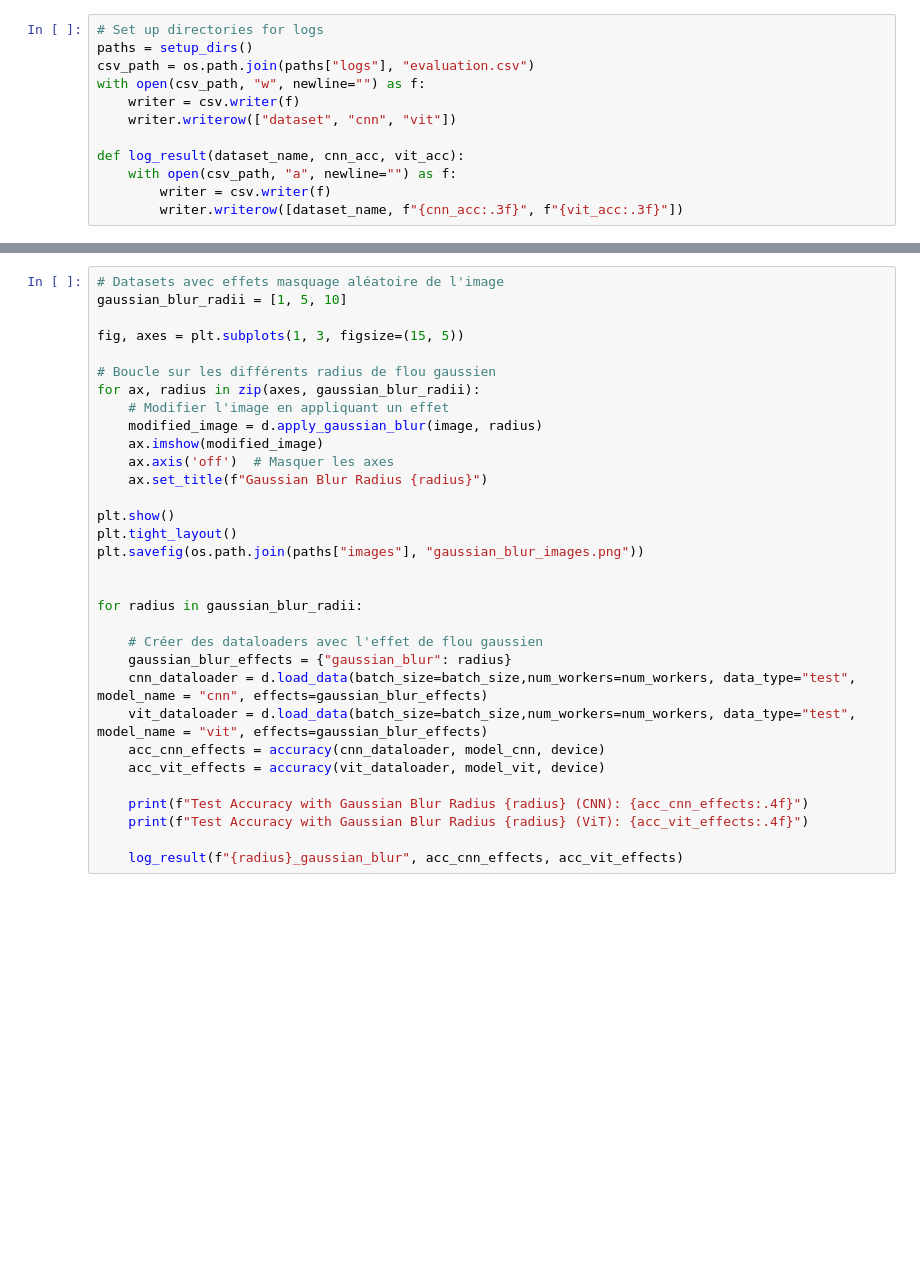
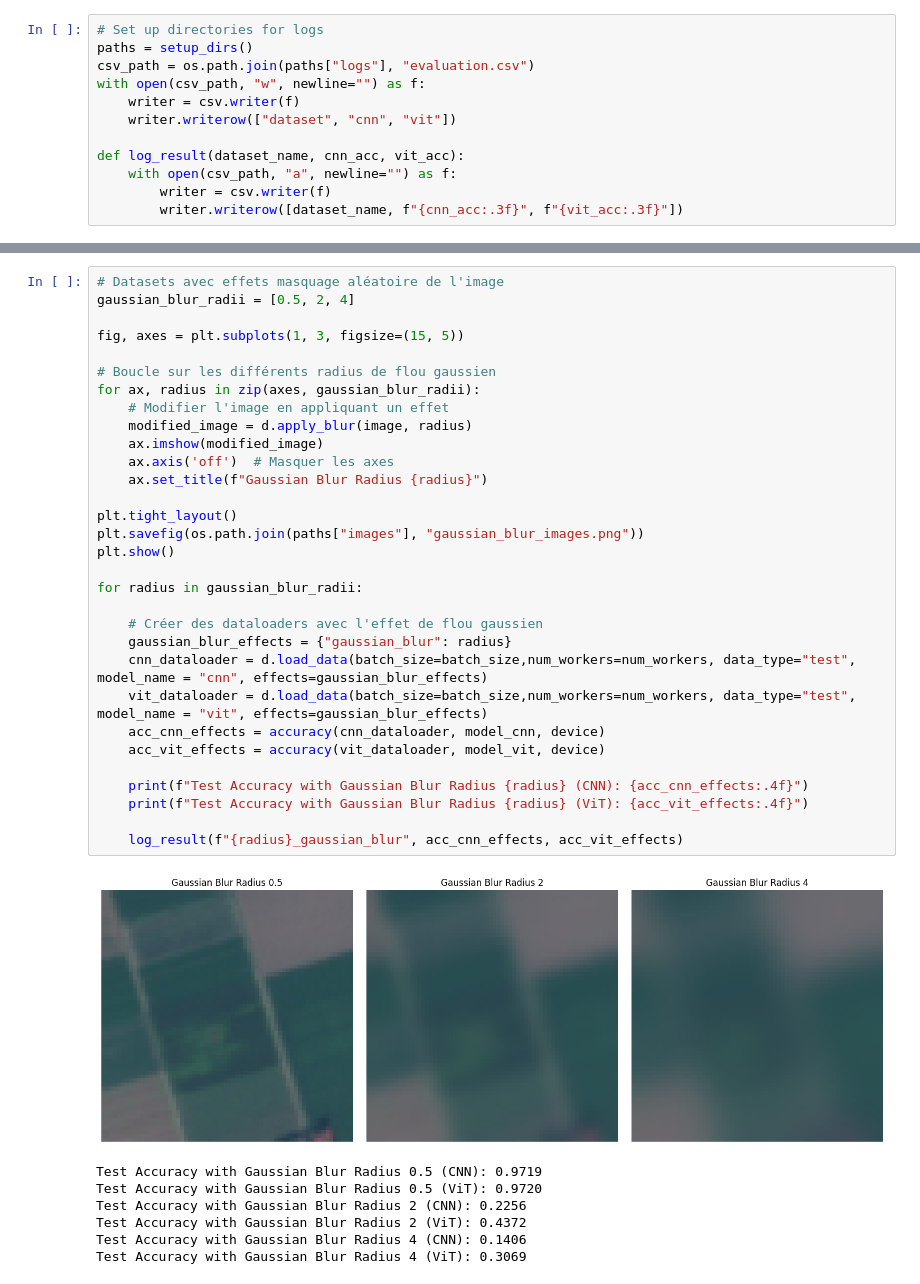
Before and after one commit to sinskid/deep_learning_project, a Jupyter notebook: notebooks/evaluation.ipynb, the cells around one changed output, grey strips where cells are left out. Drawn from its saved outputs; the diff is of its cells as text; blank space fills up the shorter version.

```diff
--- a/notebooks/evaluation.ipynb
+++ b/notebooks/evaluation.ipynb
@@ -185,32 +206,39 @@ KeyboardInterrupt:
 # %%
 # Datasets avec effets masquage aléatoire de l'image
-gaussian_blur_radii = [1, 5, 10]
+gaussian_blur_radii = [0.5, 2, 4]
 
 fig, axes = plt.subplots(1, 3, figsize=(15, 5))
 
 # Boucle sur les différents radius de flou gaussien
 for ax, radius in zip(axes, gaussian_blur_radii):
     # Modifier l'image en appliquant un effet
-    modified_image = d.apply_gaussian_blur(image, radius)
+    modified_image = d.apply_blur(image, radius)
     ax.imshow(modified_image)
     ax.axis('off')  # Masquer les axes
     ax.set_title(f"Gaussian Blur Radius {radius}")
 
-plt.show()
 plt.tight_layout()
 plt.savefig(os.path.join(paths["images"], "gaussian_blur_images.png"))
-
+plt.show()
 
 for radius in gaussian_blur_radii:
 
     # Créer des dataloaders avec l'effet de flou gaussien
     gaussian_blur_effects = {"gaussian_blur": radius}
     cnn_dataloader = d.load_data(batch_size=batch_size,num_workers=num_workers, data_type="test", model_name = "cnn", effects=gaussian_blur_effects)
     vit_dataloader = d.load_data(batch_size=batch_size,num_workers=num_workers, data_type="test", model_name = "vit", effects=gaussian_blur_effects)
     acc_cnn_effects = accuracy(cnn_dataloader, model_cnn, device)
     acc_vit_effects = accuracy(vit_dataloader, model_vit, device)
 
     print(f"Test Accuracy with Gaussian Blur Radius {radius} (CNN): {acc_cnn_effects:.4f}")
     print(f"Test Accuracy with Gaussian Blur Radius {radius} (ViT): {acc_vit_effects:.4f}")
 
     log_result(f"{radius}_gaussian_blur", acc_cnn_effects, acc_vit_effects)
+# %% [output]
+[figure, added]
+Test Accuracy with Gaussian Blur Radius 0.5 (CNN): 0.9719
+Test Accuracy with Gaussian Blur Radius 0.5 (ViT): 0.9720
+Test Accuracy with Gaussian Blur Radius 2 (CNN): 0.2256
+Test Accuracy with Gaussian Blur Radius 2 (ViT): 0.4372
+Test Accuracy with Gaussian Blur Radius 4 (CNN): 0.1406
+Test Accuracy with Gaussian Blur Radius 4 (ViT): 0.3069
```
Also changed, not shown: parts of 6 cells of this notebook.
